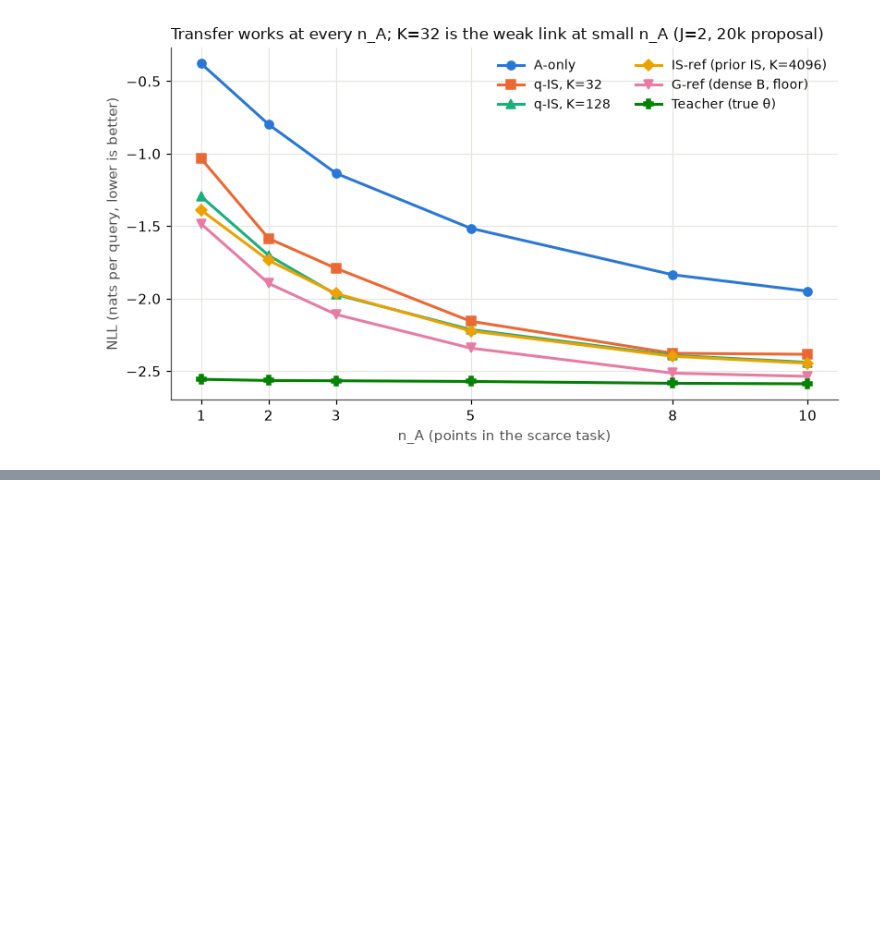
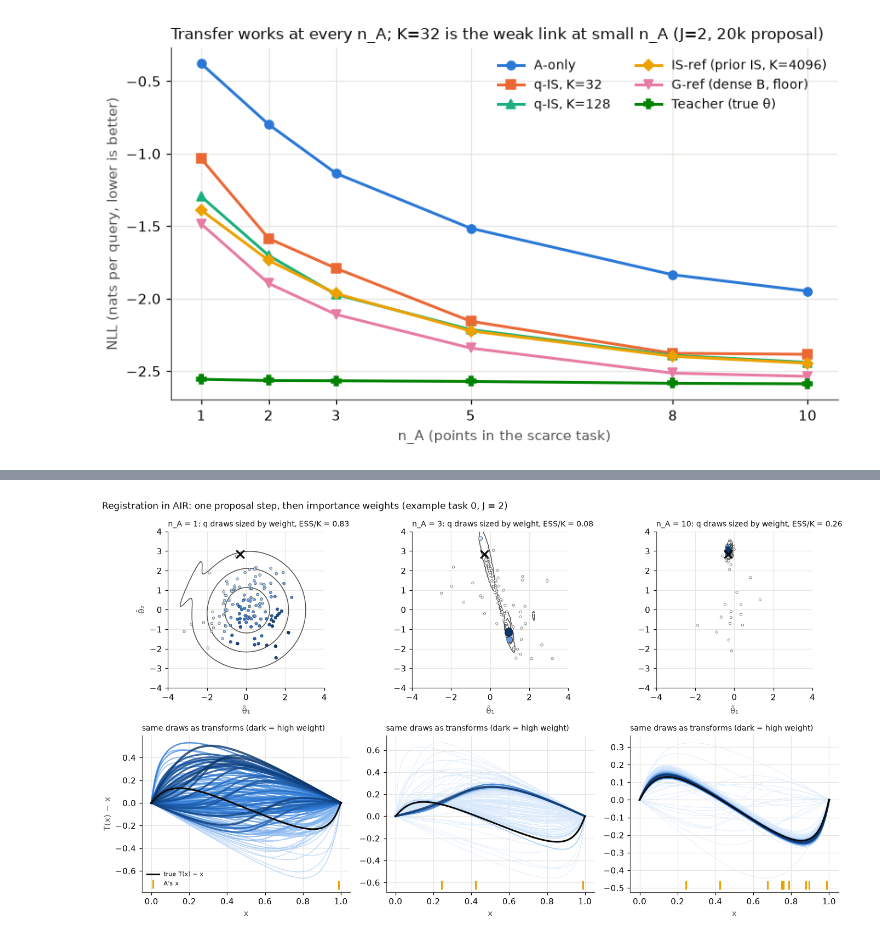
Before and after one commit to timruhkopf/meta-pfn, a Jupyter notebook: notebooks/10_2026-11-02_air.ipynb, the cells around one changed output, grey strips where cells are left out. Saved outputs shown, nothing was run; the diff lists cells and outputs as text; code cells hidden in the pictures; blank space fills up the shorter version.

```diff
--- a/notebooks/10_2026-11-02_air.ipynb
+++ b/notebooks/10_2026-11-02_air.ipynb
@@ -403,0 +446,43 @@ plt.show()
+# %%
+from matplotlib.colors import Normalize
+
+from meta_pfn.experimental.air import reference as R
+
+if DEC_CK.exists() and Q_CK.exists():
+    torch.manual_seed(1)
+    ti = base.sub(slice(0, 1))
+    g_pts = R.grid(101)
+    fig, axs = plt.subplots(2, 3, figsize=(12.5, 7.2))
+    for col, n in enumerate((1, 3, 10)):
+        t = ti.head(n)
+        with torch.no_grad():
+            th, lqm = q.sample_mix(t.xb, t.yb, t.xa, t.ya, 128)
+            r = importance(dec, t, th, lqm)
+        w = r["lw"][0].softmax(-1).numpy()
+        ess = 1 / (w**2).sum() / len(w)
+        th = th[0]
+        post = R.grid_ref(t, 0, g_pts)["logpost"].exp().reshape(101, 101).numpy()
+        ps = np.sort(post.ravel())[::-1]
+        lv = [ps[np.searchsorted(ps.cumsum(), m)] for m in (0.99, 0.9, 0.5)]
+        ax = axs[0, col]
+        gx = np.linspace(-4, 4, 101)
+        ax.contour(gx, gx, post.T, levels=sorted(set(lv)), colors=MUTED, linewidths=1)
+        o = np.argsort(w)
+        ax.scatter(th[o, 0], th[o, 1], s=8 + 400 * w[o], c=w[o], cmap=CMAP, norm=Normalize(0, w.max()), edgecolor=INK, lw=.3, zorder=3)
+        ax.scatter(*t.theta[0].numpy(), marker="x", s=90, color=INK, lw=2, zorder=4)
+        ax.set(xlim=(-4, 4), ylim=(-4, 4), xlabel="θ̃₁", ylabel="θ̃₂" if col == 0 else None, aspect="equal")
+        ax.set_title(f"n_A = {n}: q draws sized by weight, ESS/K = {ess:.2f}", loc="left", fontsize=9)
+        b = axs[1, col]
+        cur = (flow(XS[None].expand(len(w), -1), th, t.s_t) - XS[None]).numpy()
+        for k in o:
+            b.plot(XS, cur[k], color=CMAP(0.15 + 0.85 * w[k] / w.max()), lw=.6 + 2 * w[k] / w.max(), alpha=.8)
+        b.plot(XS, (flow(XS[None], t.theta, t.s_t) - XS[None])[0], color=INK, lw=2, label="true T(x) − x")
+        b.scatter(t.xa[0], np.zeros(n) + b.get_ylim()[0], marker="|", s=120, color=C[3], lw=2, label="A's x", zorder=4, clip_on=False)
+        b.set(xlabel="x", ylabel="T(x) − x" if col == 0 else None)
+        b.set_title("same draws as transforms (dark = high weight)", loc="left", fontsize=9)
+    axs[1, 0].legend(fontsize=7, loc="lower left")
+    fig.suptitle("Registration in AIR: one proposal step, then importance weights (example task 0, J = 2)", x=.01, ha="left", fontsize=11)
+    fig.tight_layout()
+    plt.show()
+# %% [output]
+[figure, added]
```
Also changed, not shown: parts of 24 cells of this notebook, 2 other files.
